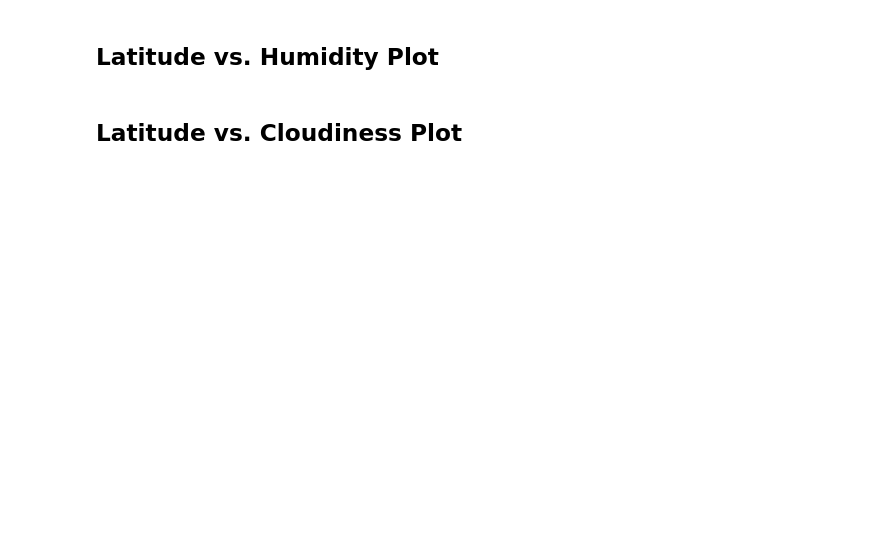
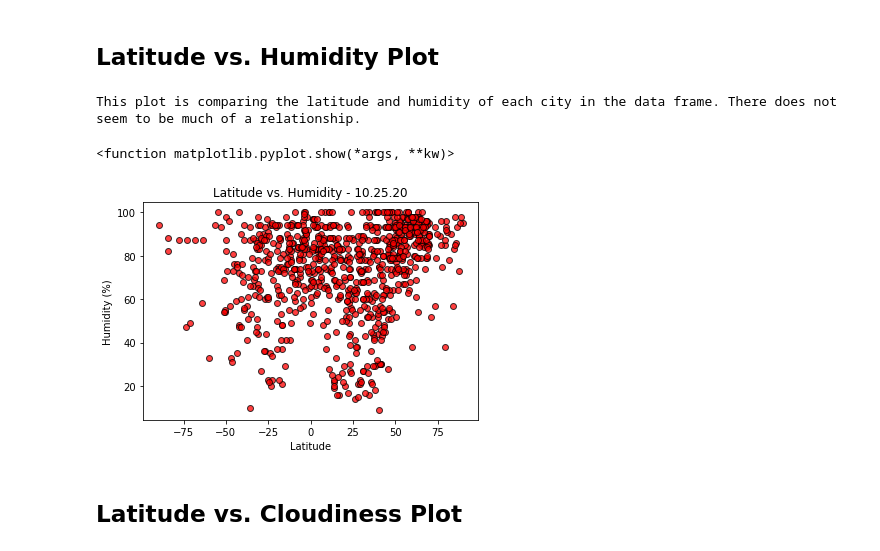
Before and after one commit to MrBadinger/Python_API_Challenge, a Jupyter notebook: starter_code/WeatherPy/WeatherPy.ipynb, the cells around one changed output. Drawn from its saved outputs; the diff is of its cells as text; code cells hidden in the pictures; blank space fills up the shorter version.

```diff
--- a/starter_code/WeatherPy/WeatherPy.ipynb
+++ b/starter_code/WeatherPy/WeatherPy.ipynb
@@ -217,4 +250,28 @@ Total number of unique cities in weather dataframe is: 851
 # %% [markdown]
 ## Latitude vs. Humidity Plot
+# %%
+# Set Axises
+x_axis = clean_city_data["Latitude"]
+y_axis = clean_city_data["Humidity (%)"]
+
+# Create Scatter Plot
+fig_2 = plt.scatter(x_axis, y_axis, marker="o", facecolors="red", edgecolors="black", alpha=0.75)
+
+# Set Lables and other
+plt.title("Latitude vs. Humidity - 10.25.20")
+plt.xlabel("Latitude")
+plt.ylabel("Humidity (%)")
+
+fig_2.figure.savefig('lat_v_humid.png')
+
+print("This plot is comparing the latitude and humidity of each city in the data frame. There does not seem to be much of a relationship.")
+
+
+
+plt.show
+# %% [output]
+This plot is comparing the latitude and humidity of each city in the data frame. There does not seem to be much of a relationship.
+<function matplotlib.pyplot.show(*args, **kw)>
+[figure, added]
 # %% [markdown]
 ## Latitude vs. Cloudiness Plot
```
Also changed, not shown: parts of 15 cells of this notebook, 12 other files.
